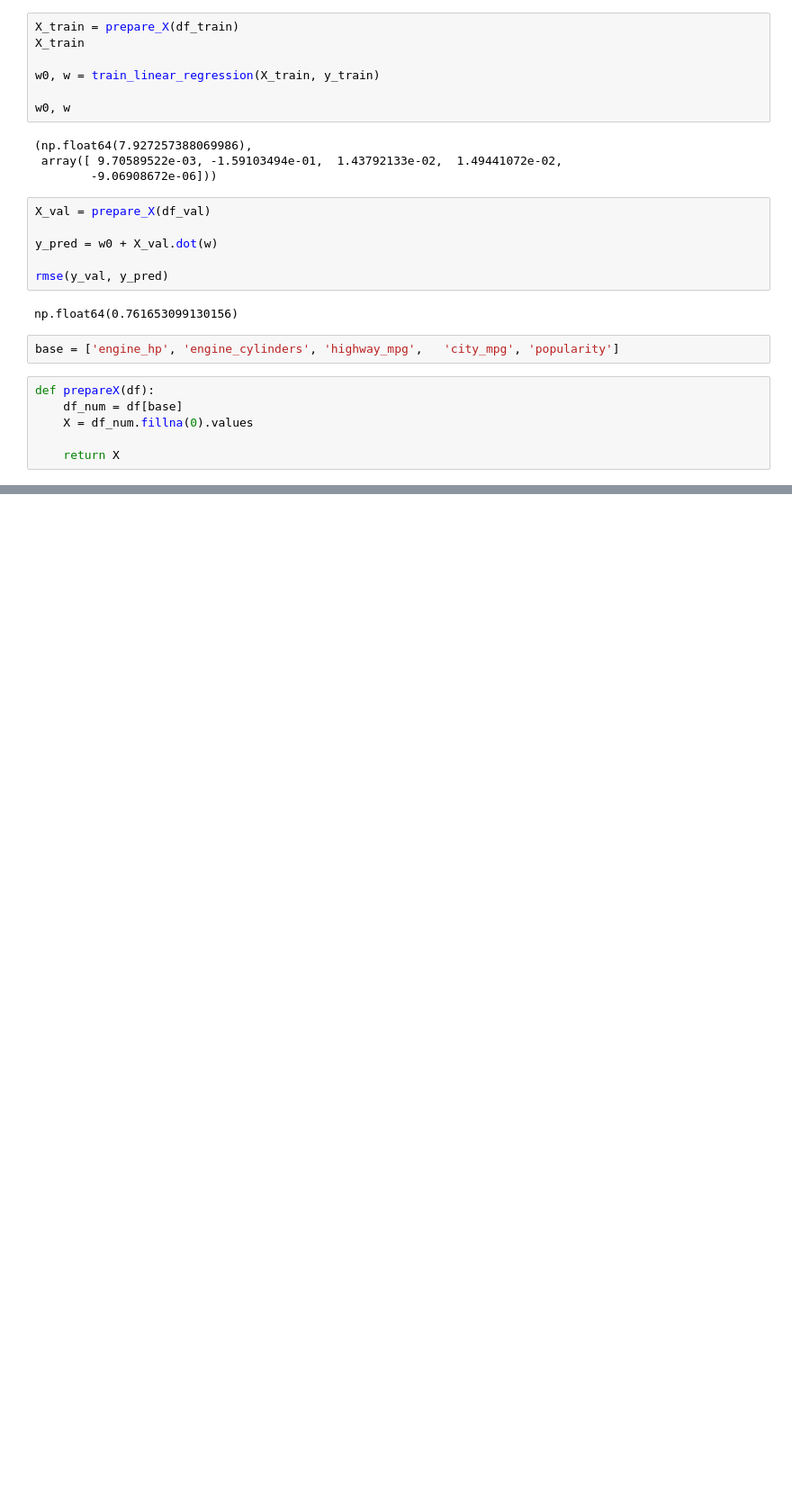
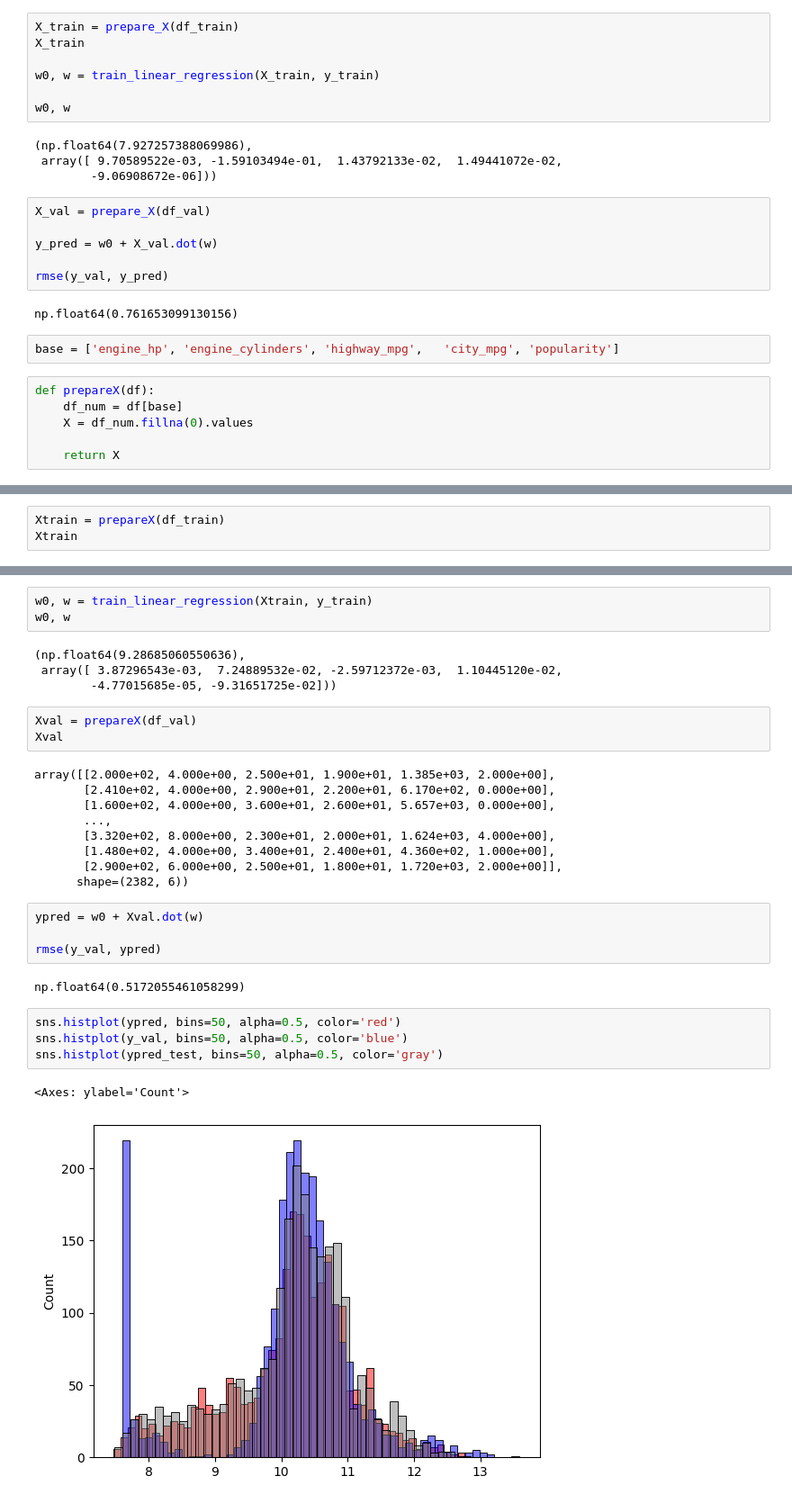
Before and after one commit to thePaulCode/machine-learning-zoomcamp, a Jupyter notebook: 02-regression/notebook-homework.ipynb, the cells around one changed output, grey strips where cells are left out. Shown at 90% size. Cells and saved outputs as stored; diff of their text form; blank space fills up the shorter version.

```diff
--- a/02-regression/notebook-homework.ipynb
+++ b/02-regression/notebook-homework.ipynb
@@ -925,0 +955,3 @@ w0, w
+# %%
+Xtrain = prepareX(df_train)
+Xtrain
@@ -925,0 +967,32 @@ w0, w
+# %%
+w0, w = train_linear_regression(Xtrain, y_train)
+w0, w
+# %% [output]
+(np.float64(9.28685060550636),
+ array([ 3.87296543e-03,  7.24889532e-02, -2.59712372e-03,  1.10445120e-02,
+        -4.77015685e-05, -9.31651725e-02]))
+# %%
+Xval = prepareX(df_val)
+Xval
+# %% [output]
+array([[2.000e+02, 4.000e+00, 2.500e+01, 1.900e+01, 1.385e+03, 2.000e+00],
+       [2.410e+02, 4.000e+00, 2.900e+01, 2.200e+01, 6.170e+02, 0.000e+00],
+       [1.600e+02, 4.000e+00, 3.600e+01, 2.600e+01, 5.657e+03, 0.000e+00],
+       ...,
+       [3.320e+02, 8.000e+00, 2.300e+01, 2.000e+01, 1.624e+03, 4.000e+00],
+       [1.480e+02, 4.000e+00, 3.400e+01, 2.400e+01, 4.360e+02, 1.000e+00],
+       [2.900e+02, 6.000e+00, 2.500e+01, 1.800e+01, 1.720e+03, 2.000e+00]],
+      shape=(2382, 6))
+# %%
+ypred = w0 + Xval.dot(w)
+
+rmse(y_val, ypred)
+# %% [output]
+np.float64(0.5172055461058299)
+# %%
+sns.histplot(ypred, bins=50, alpha=0.5, color='red')
+sns.histplot(y_val, bins=50, alpha=0.5, color='blue')
+sns.histplot(ypred_test, bins=50, alpha=0.5, color='gray')
+# %% [output]
+<Axes: ylabel='Count'>
+[figure, added]
```
Also changed, not shown: parts of 17 cells of this notebook, 1 other file.
